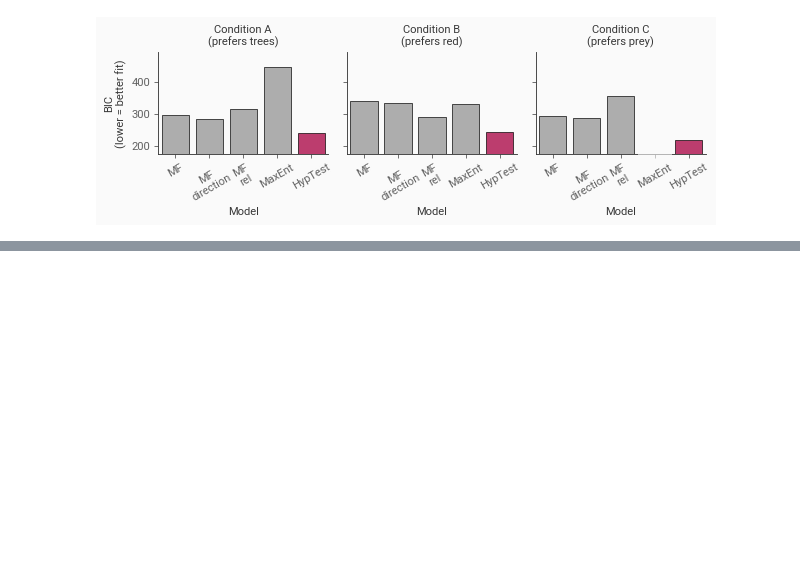
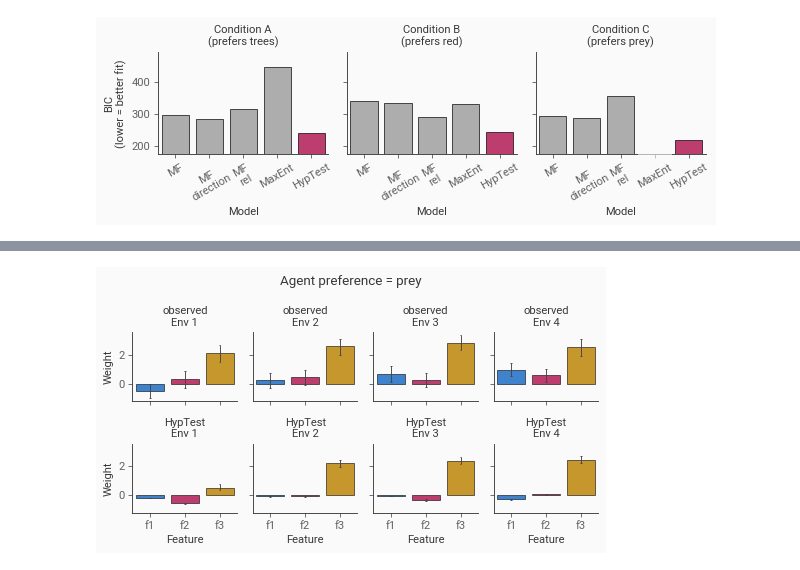
Before and after one commit to tobywise/interactive-avoidance, a Jupyter notebook: notebooks/analysis/analysis_3.ipynb, the cells around one changed output, grey strips where cells are left out. Cells and saved outputs as stored; diff of their text form; code cells hidden in the pictures; blank space fills up the shorter version.

```diff
--- a/notebooks/analysis/analysis_3.ipynb
+++ b/notebooks/analysis/analysis_3.ipynb
@@ -323,0 +325,21 @@ plt.savefig('../../figures/Figure-3_IRL_BIC.svg')
+# %%
+sns.catplot(
+    x="Feature",
+    y="Weight",
+    data=combined_df[combined_df['condition'] == 'C'],
+    row="model",
+    col='env',
+    kind="bar",
+    height=1.8,
+    aspect=0.9,
+    capsize=0.05,
+    errwidth=0.8,
+    linewidth=.5,
+    edgecolor='black',
+).set_titles("{row_name}\nEnv {col_name}")
+plt.suptitle('Agent preference = prey')
+plt.tight_layout()
+
+plt.savefig('../../figures/IRL_fit_all_envs_cond-C.svg')
+# %% [output]
+[figure, added]
```
Also changed, not shown: parts of 8 cells of this notebook, 5 other files.
